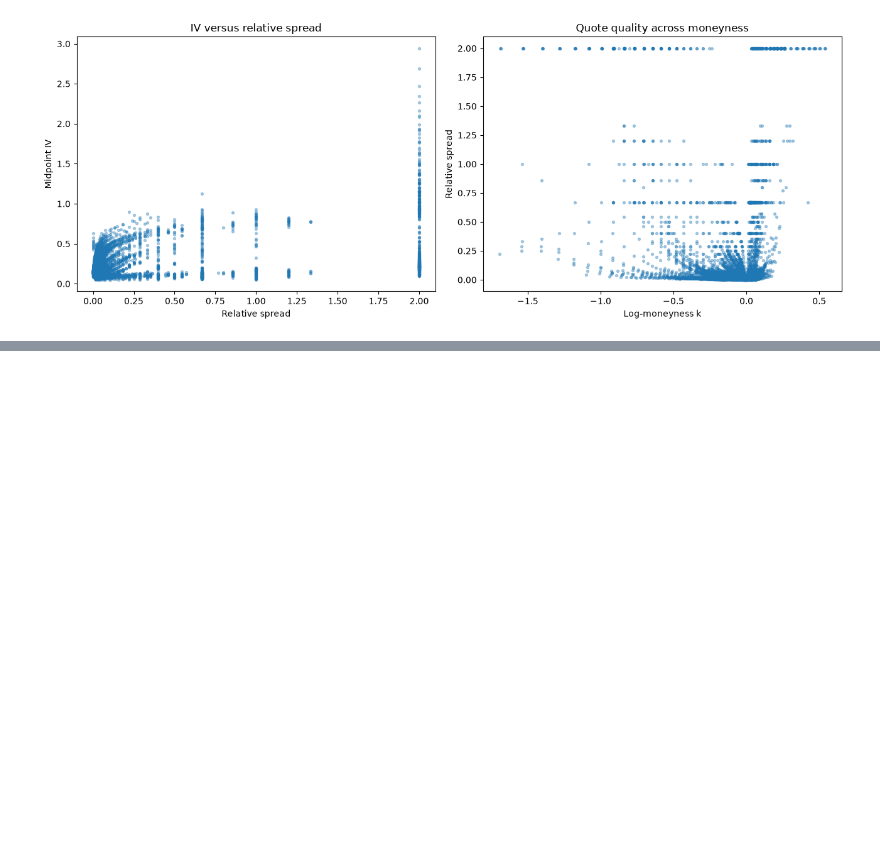
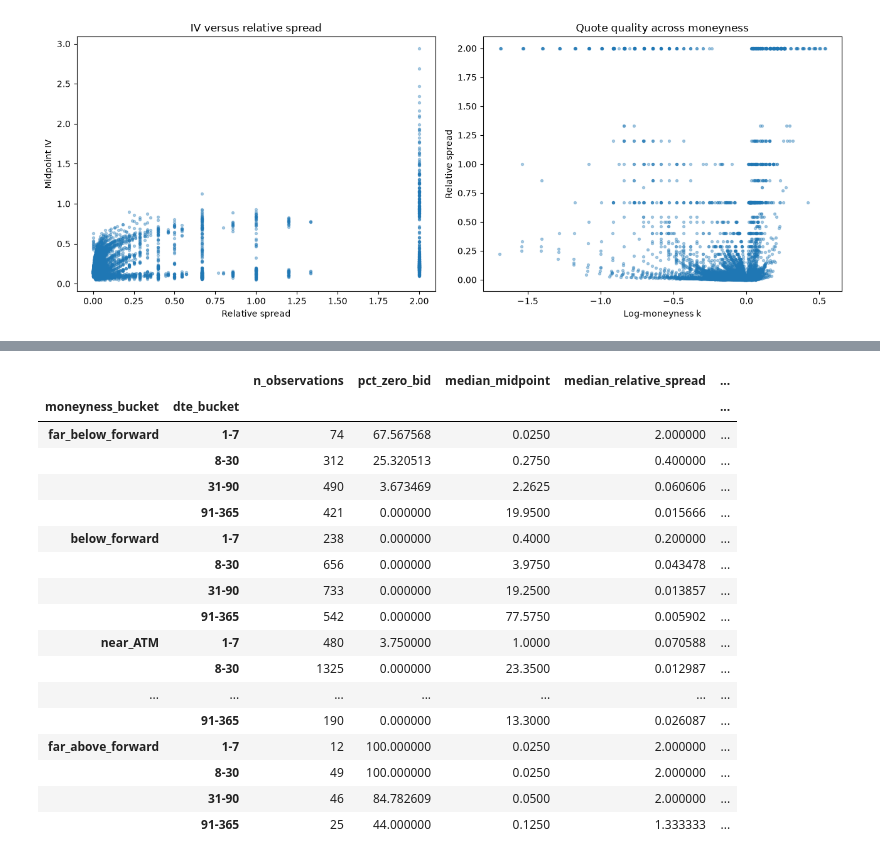
Before and after one commit to MMillward2012/Volatility-Forecasting-and-Options-Trading, a Jupyter notebook: notebooks/iv_surface_diagnostics.ipynb, the cells around one changed output, grey strips where cells are left out. Drawn from its saved outputs; the diff is of its cells as text; code cells hidden in the pictures; blank space fills up the shorter version.

```diff
--- a/notebooks/iv_surface_diagnostics.ipynb
+++ b/notebooks/iv_surface_diagnostics.ipynb
@@ -182,0 +197,46 @@ plt.tight_layout()
+# %%
+summary_rows = surface_rows.copy()
+summary_rows["dte_bucket"] = pd.cut(
+    summary_rows["days_to_expiry"],
+    bins=[0, 7, 30, 90, 365, np.inf],
+    labels=["1-7", "8-30", "31-90", "91-365", "366+"],
+)
+summary_rows["moneyness_bucket"] = pd.cut(
+    summary_rows["log_moneyness"],
+    bins=[-np.inf, -0.2, -0.05, 0.05, 0.2, np.inf],
+    labels=["far_below_forward", "below_forward", "near_ATM", "above_forward", "far_above_forward"],
+)
+summary_rows["zero_bid"] = summary_rows["best_bid"].eq(0)
+
+quote_summary = summary_rows.groupby(
+    ["moneyness_bucket", "dte_bucket"], observed=True
+).agg(
+    n_observations=("mid_iv", "size"),
+    pct_zero_bid=("zero_bid", "mean"),
+    median_midpoint=("mid_price", "median"),
+    median_relative_spread=("relative_spread", "median"),
+    p95_relative_spread=("relative_spread", lambda values: values.quantile(0.95)),
+    median_iv=("mid_iv", "median"),
+    p95_iv=("mid_iv", lambda values: values.quantile(0.95)),
+)
+quote_summary["pct_zero_bid"] = 100 * quote_summary["pct_zero_bid"]
+quote_summary
+# %% [output]
+|  |  | n_observations | pct_zero_bid | median_midpoint | median_relative_spread | ... |
+| moneyness_bucket | dte_bucket |  |  |  |  | ... |
+| far_below_forward | 1-7 | 74 | 67.567568 | 0.0250 | 2.000000 | ... |
+|  | 8-30 | 312 | 25.320513 | 0.2750 | 0.400000 | ... |
+|  | 31-90 | 490 | 3.673469 | 2.2625 | 0.060606 | ... |
+|  | 91-365 | 421 | 0.000000 | 19.9500 | 0.015666 | ... |
+| below_forward | 1-7 | 238 | 0.000000 | 0.4000 | 0.200000 | ... |
+|  | 8-30 | 656 | 0.000000 | 3.9750 | 0.043478 | ... |
+|  | 31-90 | 733 | 0.000000 | 19.2500 | 0.013857 | ... |
+|  | 91-365 | 542 | 0.000000 | 77.5750 | 0.005902 | ... |
+| near_ATM | 1-7 | 480 | 3.750000 | 1.0000 | 0.070588 | ... |
+|  | 8-30 | 1325 | 0.000000 | 23.3500 | 0.012987 | ... |
+| ... | ... | ... | ... | ... | ... | ... |
+|  | 91-365 | 190 | 0.000000 | 13.3000 | 0.026087 | ... |
+| far_above_forward | 1-7 | 12 | 100.000000 | 0.0250 | 2.000000 | ... |
+|  | 8-30 | 49 | 100.000000 | 0.0250 | 2.000000 | ... |
+|  | 31-90 | 46 | 84.782609 | 0.0500 | 2.000000 | ... |
+|  | 91-365 | 25 | 44.000000 | 0.1250 | 1.333333 | ... |
```
Also changed, not shown: parts of 6 cells of this notebook.
